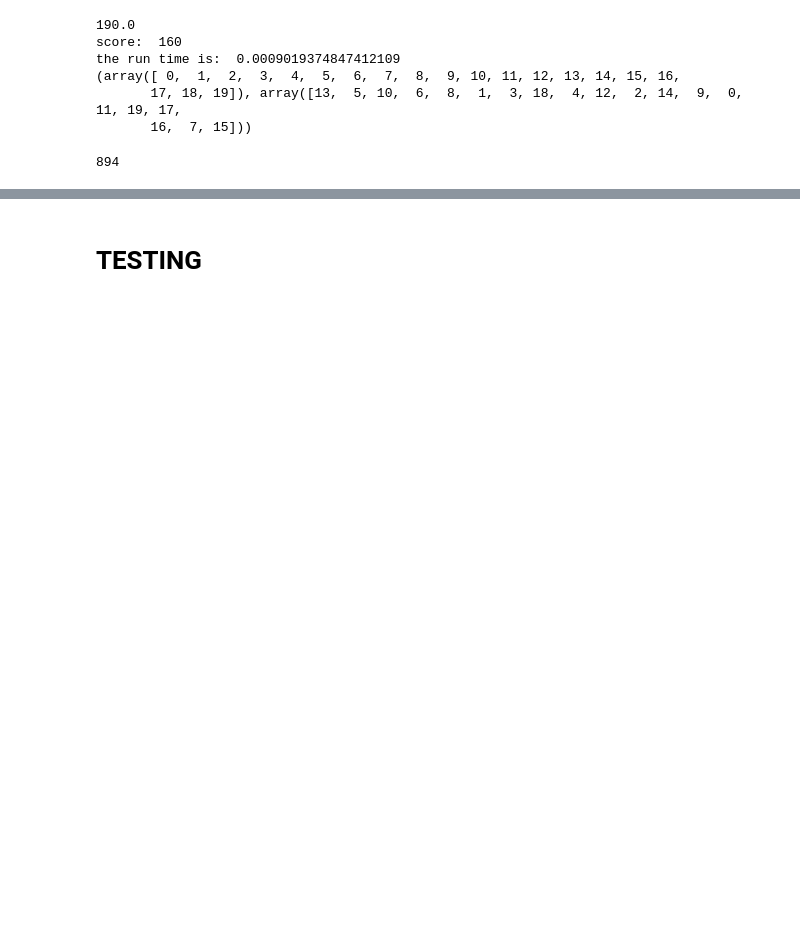
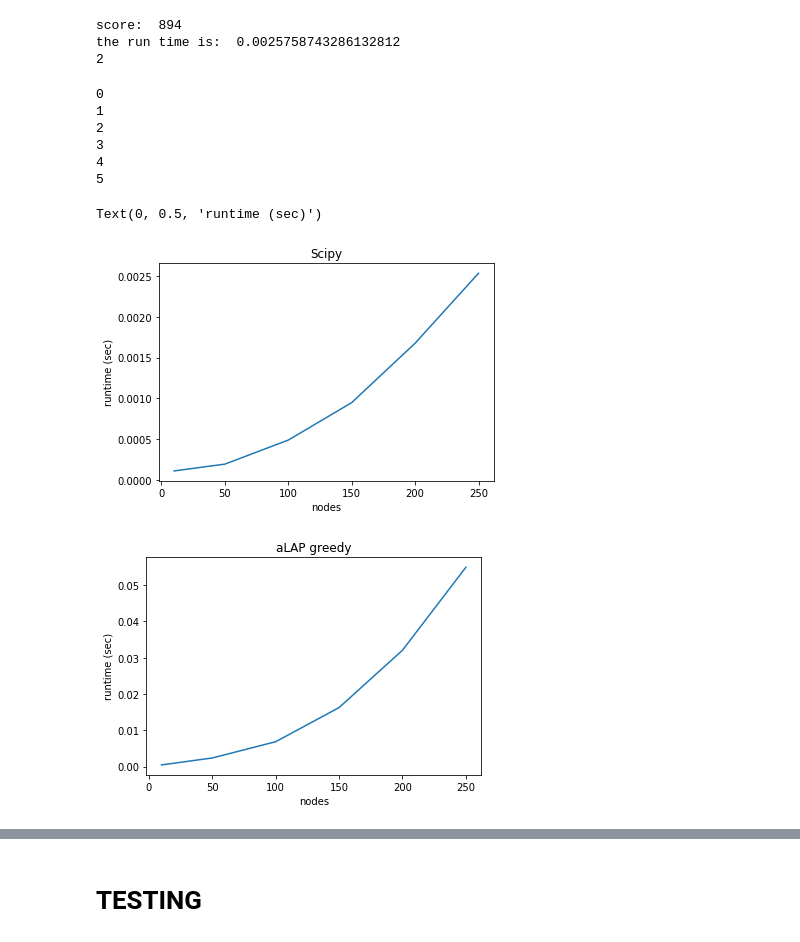
Before and after one commit to asaadeldin11/nbview, a Jupyter notebook: aLAP.ipynb, the cells around one changed output, grey strips where cells are left out. Saved outputs shown, nothing was run; the diff lists cells and outputs as text; code cells hidden in the pictures; blank space fills up the shorter version.

```diff
--- a/aLAP.ipynb
+++ b/aLAP.ipynb
@@ -135,7 +216,7 @@ for i in range(len(qapprob)):
     prob = qapprob[i]
     A = datafile[prob][1]
     start = time.time()
-    M = linear_sum_assignment(A, maximize=True)
+    M = p_aLAP(A, maximize=True)
     end = time.time()
     runtime[i] = str(end-start)
     A = datafile[prob][1]
@@ -185,26 +276,66 @@ array([[ 0,  0,  1,  2,  3,  4,  5,  6,  7,  8,  9, 10, 11, 12, 13, 14,
 # %%
 import time
 datafile = np.load("qap_probs.npz",allow_pickle=True)
-qapprob ='chr20a'
+qapprob ='chr12a'
 A = datafile[qapprob][1]
-print(np.count_nonzero(A)/2) #number of edges
+#A = np.genfromtxt('dense1500.csv', delimiter = ',')
+#print(np.count_nonzero(A)/2) #number of edges
 start = time.time()
-M = aLAP_ali(A)
+M= aLAP(A, maximize=True)
+#M = p_aLAP(A, maximize=True)
+#M = linear_sum_assignment(-A)
 end = time.time()
 #print(M)
-A = datafile[qapprob][1]
+#A = datafile[qapprob][1]
+#A = np.genfromtxt('dense1500.csv', delimiter = ',')
+#print(A)
 print("score: " , A[M].sum())
 print('the run time is: ',str(end-start))
-print(M)
+print(len(M))
 # %% [output]
-190.0
-score:  160
-the run time is:  0.0009019374847412109
-(array([ 0,  1,  2,  3,  4,  5,  6,  7,  8,  9, 10, 11, 12, 13, 14, 15, 16,
-       17, 18, 19]), array([13,  5, 10,  6,  8,  1,  3, 18,  4, 12,  2, 14,  9,  0, 11, 19, 17,
-       16,  7, 15]))
+score:  894
+the run time is:  0.0025758743286132812
+2
-# %%
-A = datafile[qapprob][1]
-A[M].sum()
-# %% [output]
-894
+# %%
+#n = [10, 50, 100, 250, 500]
+n = [10, 50, 100, 150, 200, 250]
+scipy = np.zeros((len(n), 2))
+alap = np.zeros((len(n), 2))
+m = 15
+for i in range(len(n)):
+    for j in range(m):
+        A = dense_matrix(n[i])
+        start = time.time()
+        M = linear_sum_assignment(-A)
+        end = time.time()
+        scipy[i,0] = scipy[i,0] + (end-start)
+        scipy[i,1] = scipy[i,1] + A[M].sum()
+
+        start = time.time()
+        M = aLAP_ali(A)
+        end = time.time()
+        alap[i,0] = alap[i,0] + (end-start)
+        alap[i,1] = alap[i,1] + A[M].sum()
+
+    scipy[i,0] = scipy[i,0]/m
+    alap[i,0] = alap[i,0]/m
+    print(i)
+plt.plot(n, scipy[:,0])
+plt.xlabel('nodes')
+plt.ylabel('runtime (sec)')
+plt.title('Scipy')
+figure()
+plt.plot(n, alap[:,0])
+plt.title('aLAP greedy')
+plt.xlabel('nodes')
+plt.ylabel('runtime (sec)')
+# %% [output]
+0
+1
+2
+3
+4
+5
+Text(0, 0.5, 'runtime (sec)')
+[figure, added]
+[figure, added]
```
Also changed, not shown: parts of 19 cells of this notebook.
